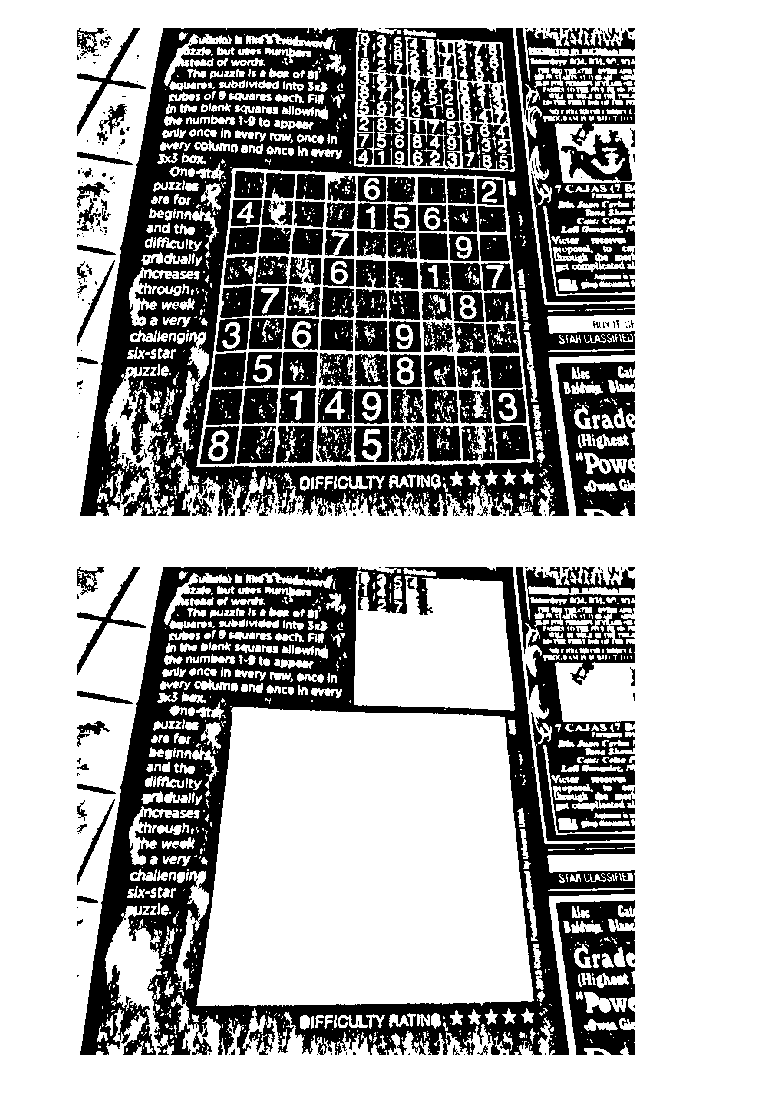
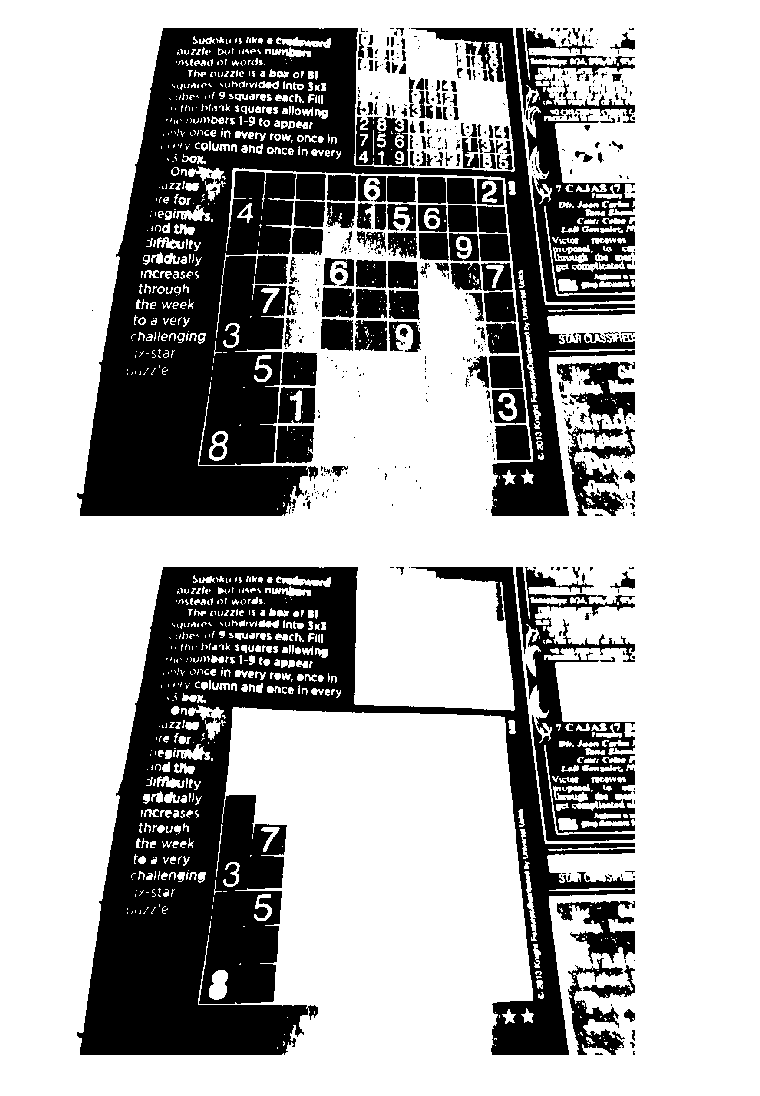
Before and after one commit to muthuspark/ml_research, a Jupyter notebook: sudoku extracting from newspaper image.ipynb, the cells around one changed output. Drawn from its saved outputs; the diff is of its cells as text; code cells hidden in the pictures.

```diff
--- a/sudoku extracting from newspaper image.ipynb
+++ b/sudoku extracting from newspaper image.ipynb
@@ -25,16 +25,15 @@ plt.show()
 # %%
 #adaptive threshold
 #ref : http://scikit-image.org/docs/0.12.x/auto_examples/segmentation/plot_threshold_adaptive.html
-
-from skimage.filters import threshold_adaptive, threshold_yen, threshold_local
-binary_adaptive = threshold_local(blurred, block_size=99)
-binary = blurred <= binary_adaptive
+from skimage.filters import threshold_otsu
+binary_adaptive = threshold_otsu(blurred)
+binary = blurred < binary_adaptive
 plt.figure(figsize=(10,10))
 plt.axis('off')
 plt.imshow(binary , cmap="gray")
 plt.show()
 # %% [output]
-[figure, old version]
+[figure, new version]
 # %%
 from scipy import ndimage as ndi
 
@@ -44,7 +43,7 @@ plt.axis('off')
 plt.imshow(bimg , cmap="gray")
 plt.show()
 # %% [output]
-[figure, old version]
+[figure, new version]
 # %%
 from skimage.measure import find_contours
 from skimage.draw import polygon_perimeter
```
Also changed, not shown: parts of 10 cells of this notebook, 3 other files.
